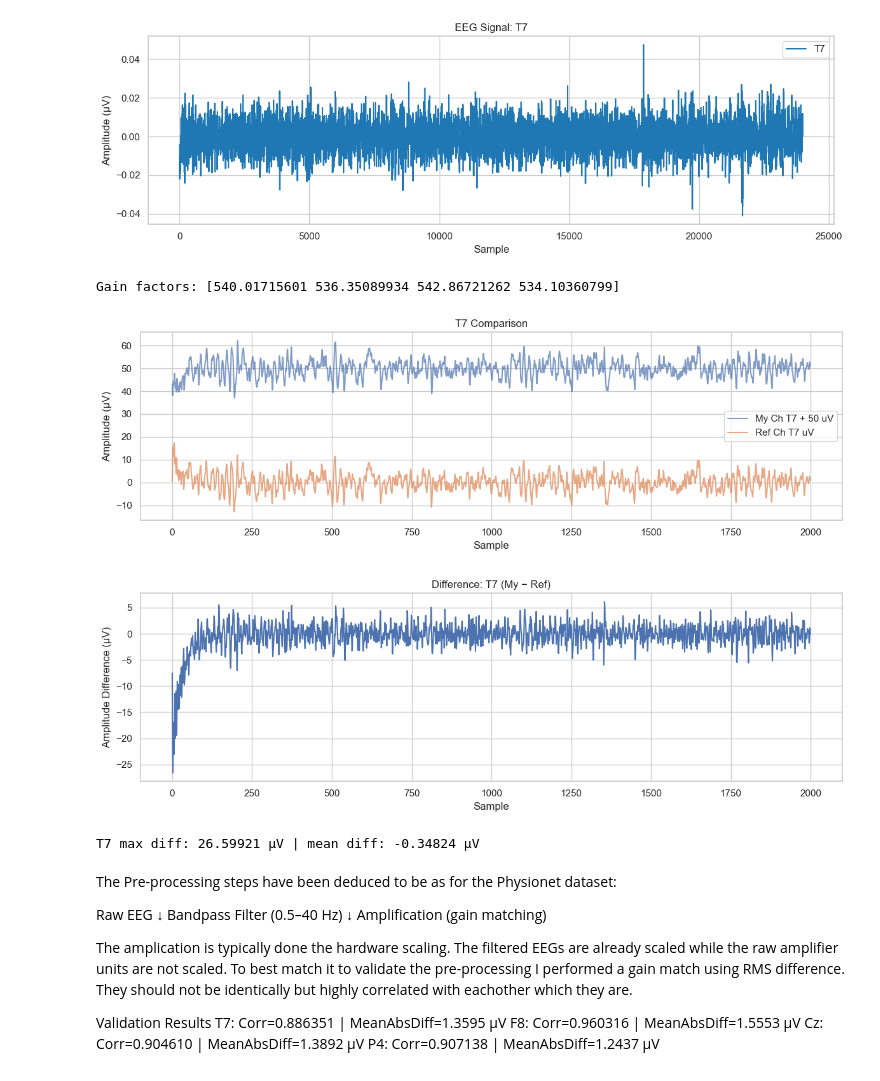
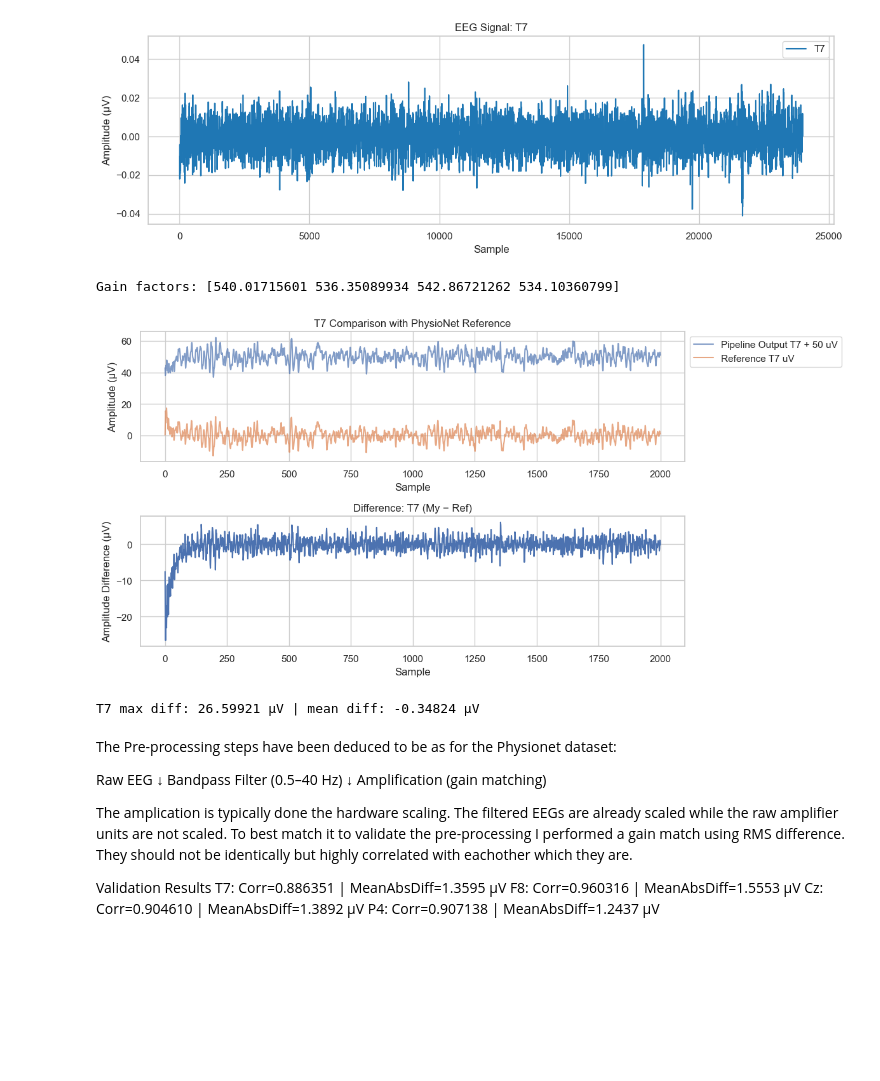
Before and after one commit to cristopher-d-delgado/Analysis-of-EEG-Signal, a Jupyter notebook: main.ipynb, the cells around one changed output. Saved outputs shown, nothing was run; the diff lists cells and outputs as text; code cells hidden in the pictures; blank space fills up the shorter version.

Commit message:
made preprocess pipeline plot a subplot with save feature

```diff
--- a/main.ipynb
+++ b/main.ipynb
@@ -219,25 +219,25 @@ P4: Corr=0.907138 | MeanAbsDiff=1.2437 µV
 # %%
 # --- Load reference ---
 df_ref = pd.read_csv(ref_file)
 ref_eeg = df_ref[CANONICAL_CHANNELS].to_numpy()
 
 # --- Gain match using max amplitude ---
 eeg_scaled, gain = match_reference_gain(eeg_proc, ref_eeg, method="rms")
 print("Gain factors:", gain)
 
 # --- Visual comparison ---
 compare_with_reference(
     eeg_scaled,
     reference_file=ref_file,
     channel=0,
     window=10 * FS,
     show_diff=True,
-    show_corr=False
+    save_fig=True,
+    save_dir=("figures/pipeline_vs_reference.png")
 )
 # %% [output]
 Gain factors: [540.01715601 536.35089934 542.86721262 534.10360799]
-[figure, old version]
+[figure, new version]
-[figure, removed]
 T7 max diff: 26.59921 µV | mean diff: -0.34824 µV
 # %% [markdown]
 The Pre-processing steps have been deduced to be as  for the Physionet dataset:
```
Also changed, not shown: 3 other files.
